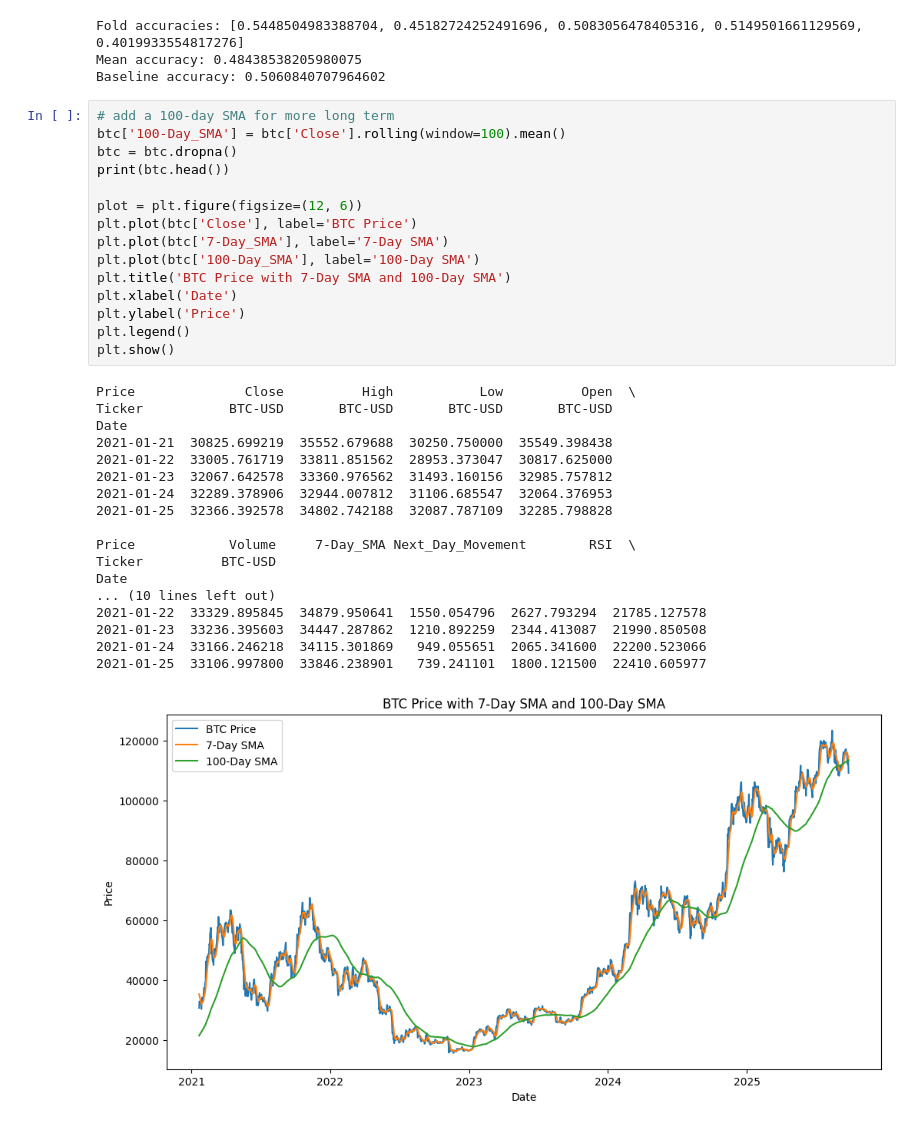
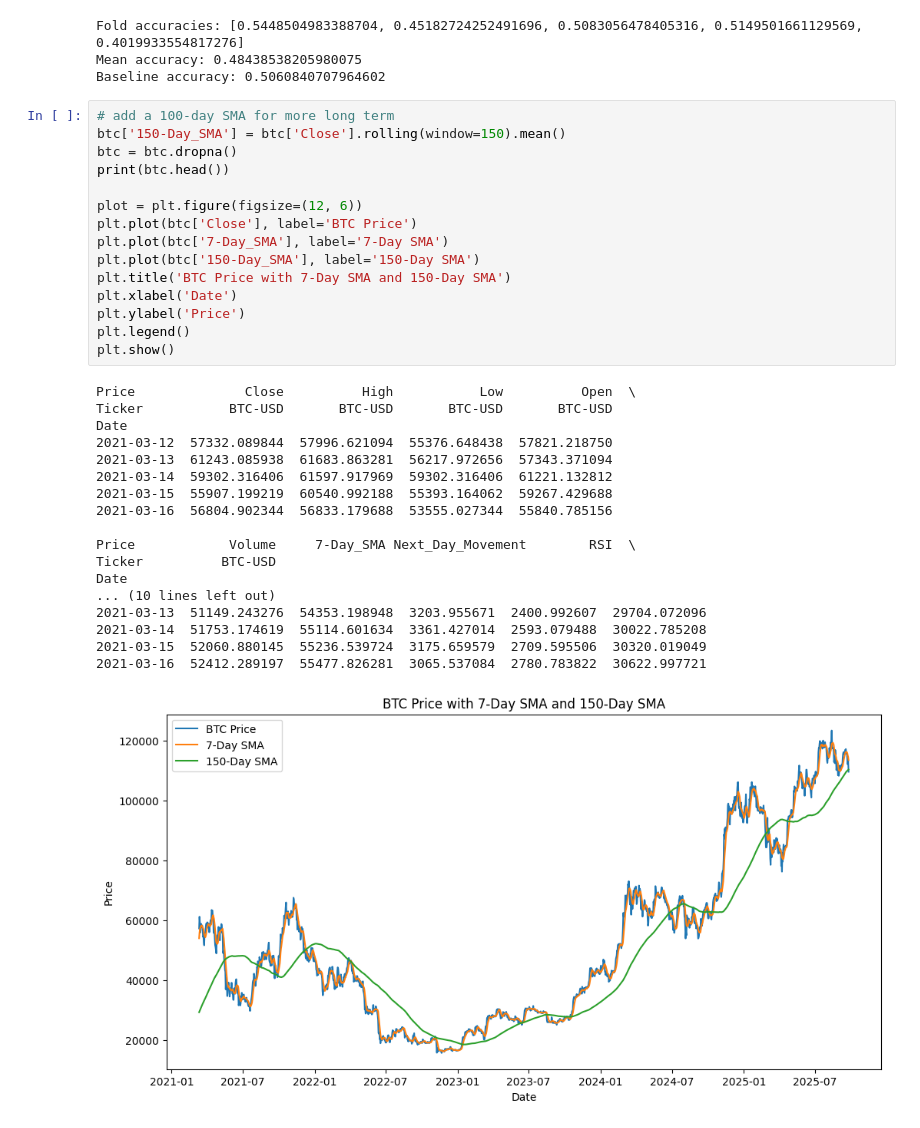
Before and after one commit to E-Eshbaugh/CryptoModel_v1, a Jupyter notebook: CryptoModel.ipynb, the cells around one changed output. Saved outputs shown, nothing was run; the diff lists cells and outputs as text.

```diff
--- a/CryptoModel.ipynb
+++ b/CryptoModel.ipynb
@@ -206,36 +206,36 @@ Mean accuracy: 0.48438538205980075
 Baseline accuracy: 0.5060840707964602
 # %%
 # add a 100-day SMA for more long term
-btc['100-Day_SMA'] = btc['Close'].rolling(window=100).mean()
+btc['150-Day_SMA'] = btc['Close'].rolling(window=150).mean()
 btc = btc.dropna()
 print(btc.head())
 
 plot = plt.figure(figsize=(12, 6))
 plt.plot(btc['Close'], label='BTC Price')
 plt.plot(btc['7-Day_SMA'], label='7-Day SMA')
-plt.plot(btc['100-Day_SMA'], label='100-Day SMA')
-plt.title('BTC Price with 7-Day SMA and 100-Day SMA')
+plt.plot(btc['150-Day_SMA'], label='150-Day SMA')
+plt.title('BTC Price with 7-Day SMA and 150-Day SMA')
 plt.xlabel('Date')
 plt.ylabel('Price')
 plt.legend()
 plt.show()
 # %% [output]
 Price              Close          High           Low          Open  \
 Ticker           BTC-USD       BTC-USD       BTC-USD       BTC-USD
 Date
-2021-01-21  30825.699219  35552.679688  30250.750000  35549.398438
-2021-01-22  33005.761719  33811.851562  28953.373047  30817.625000
-2021-01-23  32067.642578  33360.976562  31493.160156  32985.757812
-2021-01-24  32289.378906  32944.007812  31106.685547  32064.376953
-2021-01-25  32366.392578  34802.742188  32087.787109  32285.798828
+2021-03-12  57332.089844  57996.621094  55376.648438  57821.218750
+2021-03-13  61243.085938  61683.863281  56217.972656  57343.371094
+2021-03-14  59302.316406  61597.917969  59302.316406  61221.132812
+2021-03-15  55907.199219  60540.992188  55393.164062  59267.429688
+2021-03-16  56804.902344  56833.179688  53555.027344  55840.785156
 
 Price            Volume     7-Day_SMA Next_Day_Movement        RSI  \
 Ticker          BTC-USD
 Date
 ... (10 lines left out)
-2021-01-22  33329.895845  34879.950641  1550.054796  2627.793294  21785.127578
-2021-01-23  33236.395603  34447.287862  1210.892259  2344.413087  21990.850508
-2021-01-24  33166.246218  34115.301869   949.055651  2065.341600  22200.523066
-2021-01-25  33106.997800  33846.238901   739.241101  1800.121500  22410.605977
+2021-03-13  51149.243276  54353.198948  3203.955671  2400.992607  29704.072096
+2021-03-14  51753.174619  55114.601634  3361.427014  2593.079488  30022.785208
+2021-03-15  52060.880145  55236.539724  3175.659579  2709.595506  30320.019049
+2021-03-16  52412.289197  55477.826281  3065.537084  2780.783822  30622.997721
-[figure, old version]
+[figure, new version]
 # %%
```
Also changed, not shown: parts of 2 cells of this notebook.
